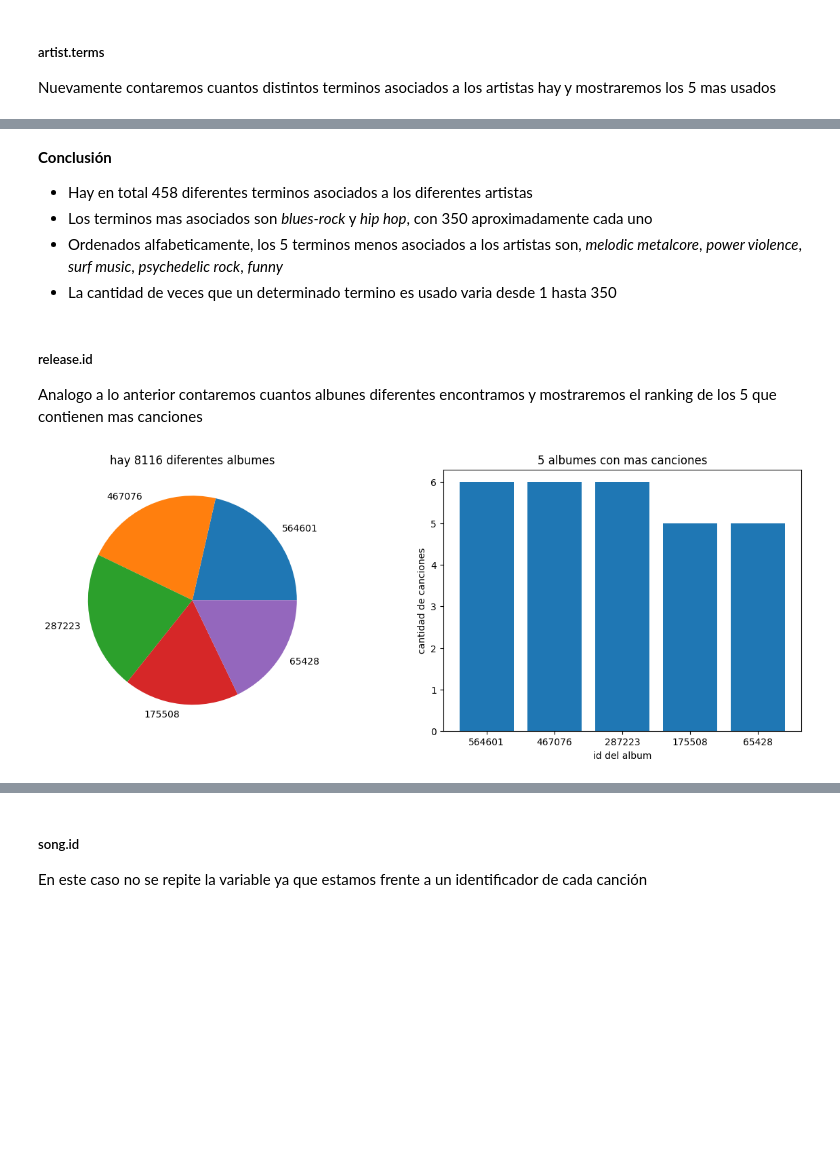
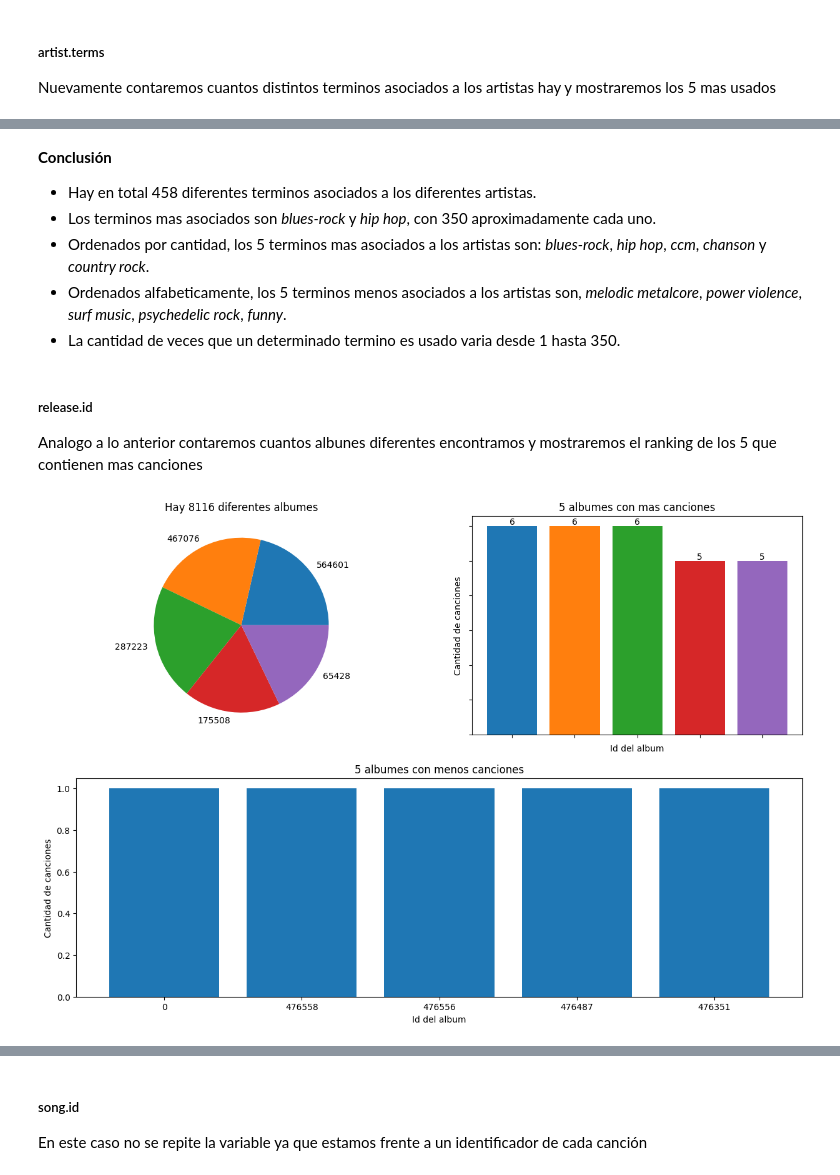
Before and after one commit to cristiandevar/PythonML, a Jupyter notebook: TPFinal/TPFINAL.ipynb, the cells around one changed output, grey strips where cells are left out. Saved outputs shown, nothing was run; the diff lists cells and outputs as text; code cells hidden in the pictures; blank space fills up the shorter version.

```diff
--- a/TPFinal/TPFINAL.ipynb
+++ b/TPFinal/TPFINAL.ipynb
@@ -264,7 +264,7 @@ Segundo, eliminaremos las columnas que se relacionan fuertemente con el arte de
 
 Procedemos a eliminar las columnas listadas.
 # %%
-columns = [
+cols = [
     'artist.location'
     , 'artist.latitude'
     , 'artist.longitude'
@@ -290,7 +290,7 @@ columns = [
     , 'song.time_signature_confidence'
     , 'song.title'
     ]
-d_musica.drop(columns=columns, inplace=True)
+d_musica.drop(columns=cols, inplace=True)
 d_musica.head()
 # %% [output]
 |  | artist.familiarity | artist.hotttnesss | artist.id | artist.name | artist.terms | artist.terms_freq | ... |
@@ -399,35 +391,59 @@ plt.show()
 # %% [markdown]
 **Conclusión** <br>
-* Hay en total 458 diferentes terminos asociados a los diferentes artistas
-* Los terminos mas asociados son *blues-rock* y *hip hop*, con 350 aproximadamente cada uno
-* Ordenados alfabeticamente, los 5 terminos menos asociados a los artistas son, *melodic metalcore*, *power violence*, *surf music*, *psychedelic rock*, *funny*
-* La cantidad de veces que un determinado termino es usado varia desde 1 hasta 350
+* Hay en total 458 diferentes terminos asociados a los diferentes artistas.
+* Los terminos mas asociados son *blues-rock* y *hip hop*, con 350 aproximadamente cada uno.
+* Ordenados por cantidad, los 5 terminos mas asociados a los artistas son: *blues-rock*, *hip hop*, *ccm*, *chanson* y *country rock*.
+* Ordenados alfabeticamente, los 5 terminos menos asociados a los artistas son, *melodic metalcore*, *power violence*, *surf music*, *psychedelic rock*, *funny*.
+* La cantidad de veces que un determinado termino es usado varia desde 1 hasta 350.
 # %% [markdown]
 ##### release.id
 Analogo a lo anterior contaremos cuantos albunes diferentes encontramos y mostraremos el ranking de los 5 que contienen mas canciones
 # %%
 grupo = d_musica.groupby('release.id')['release.id']
 cantidad = len(grupo.count())
 
-# Aumentamos el tamaño de la imagen
-plt.figure(figsize=(15,5))
-
-# preparamos los subplots y graficamos primero el pie y luego el bar
-plt.subplot(1,2,1)
-plt.title(f'hay {cantidad} diferentes albumes')
-grupo.count().sort_values(axis=0, inplace=False, ascending=False)[:5].plot.pie()
-plt.ylabel('')
-
-x = grupo.count().sort_values(axis=0, inplace=False, ascending=False)[:5].index.values.astype(str)
-y = grupo.count().sort_values(axis=0, inplace=False, ascending=False)[:5].values
-
-plt.subplot(1,2,2)
-plt.bar(x,y)
-plt.title('5 albumes con mas canciones')
-plt.xlabel('id del album')
-plt.ylabel('cantidad de canciones')
+titles = [f'Hay {cantidad} diferentes albumes', '5 albumes con mas canciones', '5 albumes con menos canciones']
+xlabels = ['Id del album', 'Id del album']
+ylabels = ['Cantidad de canciones', 'Cantidad de canciones']
+graficar(grupo, titles, xlabels, ylabels)
 
 
-plt.show()
+# # Aumentamos el tamaño de la imagen
+# plt.figure(figsize=(15,10))
+
+# # preparamos los subplots y graficamos primero el pie y luego el bar
+# plt.subplot(2,2,1)
+# plt.title(f'Hay {cantidad} diferentes albumes')
+# graf_pie = grupo.count().sort_values(axis=0, inplace=False, ascending=False)[:5].plot.pie()
+# plt.ylabel('')
+
+
+# x = grupo.count().sort_values(axis=0, inplace=False, ascending=False)[:5].index.values.astype(str)
+# y = grupo.count().sort_values(axis=0, inplace=False, ascending=False)[:5].values
+# ax = plt.subplot(2,2,2)
+# plt.bar(x,y)
+# plt.title('5 albumes con mas canciones')
+# plt.xlabel('Id del album')
+# plt.ylabel('Cantidad de canciones')
+# # Para mas prolijidad y claridad tomaremos los colores del grafico de torta, lo asignaremos al grafico de barra.
+# wedges = graf_pie.patches
+# colors_pie = [wedge.get_facecolor() for wedge in wedges]
+# for i, rect in enumerate(ax.patches):
+#     rect.set_facecolor(colors_pie[i])
+# # Por ultimo pondremos las respectivas cantidades encima de cada barra y le quitaremos los labels de ambos ejes.
+# for i, v in enumerate(y):
+#     ax.annotate(str(v), xy=(i, v), ha='center', va='bottom')
+#     ax.set_yticklabels([])
+# ax.set_xticklabels([])
+
+
+# x = grupo.count().sort_values(axis=0, inplace=False, ascending=True)[:5].index.values.astype(str)
+# y = grupo.count().sort_values(axis=0, inplace=False, ascending=True)[:5].values
+# plt.subplot(2,2,(3,4))
+# plt.bar(x,y)
+# plt.title('5 albumes con menos canciones')
+# plt.xlabel('Id del album')
+# plt.ylabel('Cantidad de canciones')
+# plt.show()
 # %% [output]
-[figure, old version]
+[figure, new version]
```
Also changed, not shown: parts of 43 cells of this notebook.
